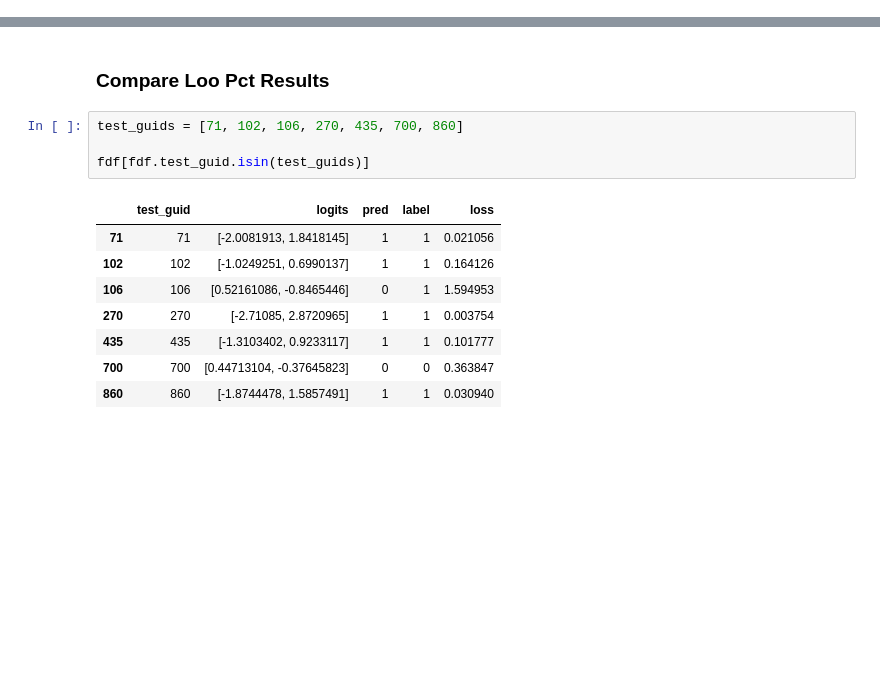
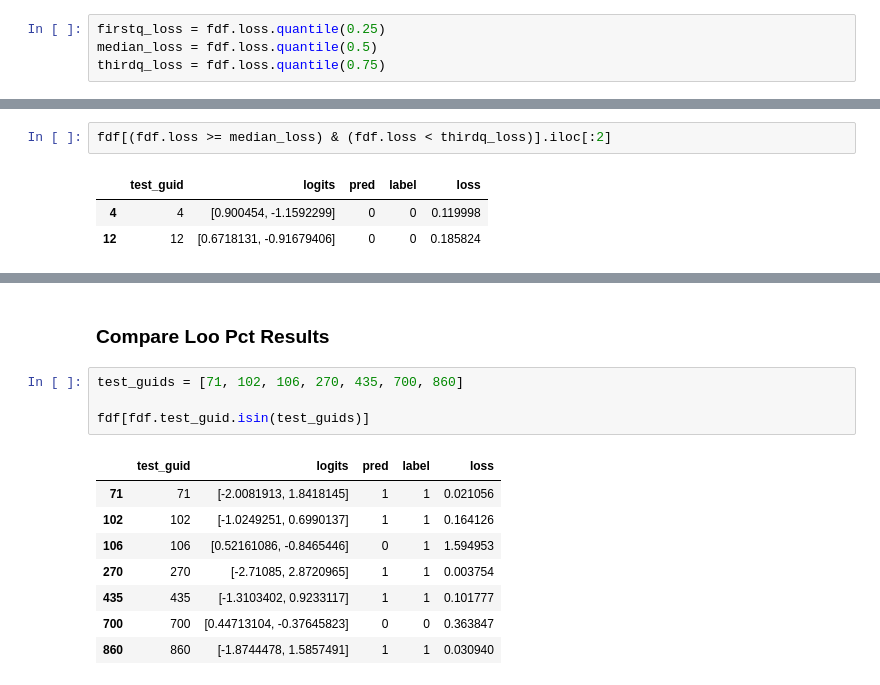
Before and after one commit to patcao/sentiment-influence-function, a Jupyter notebook: LOO-pct-analysis.ipynb, the cells around one changed output, grey strips where cells are left out. Saved outputs shown, nothing was run; the diff lists cells and outputs as text; blank space fills up the shorter version.

```diff
--- a/LOO-pct-analysis.ipynb
+++ b/LOO-pct-analysis.ipynb
@@ -119,0 +130,4 @@ Find logs at: ./wandb/run-20230504_205100-zczbsx9h/logs
+# %%
+firstq_loss = fdf.loss.quantile(0.25)
+median_loss = fdf.loss.quantile(0.5)
+thirdq_loss = fdf.loss.quantile(0.75)
@@ -119,0 +147,6 @@ Find logs at: ./wandb/run-20230504_205100-zczbsx9h/logs
+# %%
+fdf[(fdf.loss >= median_loss) & (fdf.loss < thirdq_loss)].iloc[:2]
+# %% [output]
+|  | test_guid | logits | pred | label | loss |
+| 4 | 4 | [0.900454, -1.1592299] | 0 | 0 | 0.119998 |
+| 12 | 12 | [0.6718131, -0.91679406] | 0 | 0 | 0.185824 |
```
Also changed, not shown: parts of 13 cells of this notebook, 11 other files.
